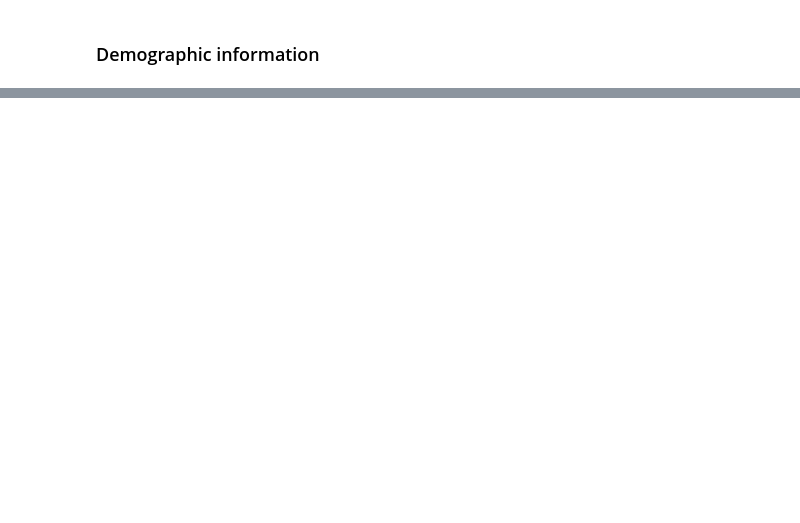
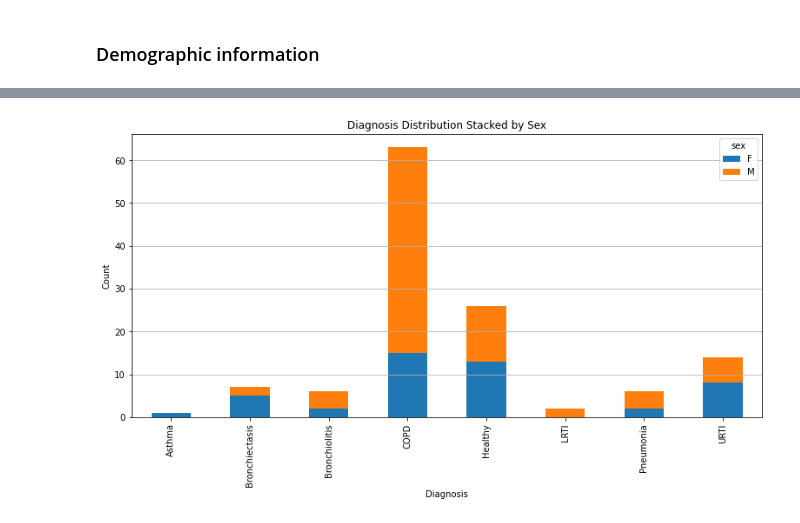
Before and after one commit to davidesalvi/ICBHI_2017, a Jupyter notebook: notebook/analyze_data.ipynb, the cells around one changed output, grey strips where cells are left out. Saved outputs shown, nothing was run; the diff lists cells and outputs as text; code cells hidden in the pictures; blank space fills up the shorter version.

```diff
--- a/notebook/analyze_data.ipynb
+++ b/notebook/analyze_data.ipynb
@@ -18,0 +79,13 @@ df_demo[2].value_counts().plot(kind='bar')
+# %%
+plt.figure(figsize=(13, 6))
+
+df.groupby(['diagnosis', 'sex']).size().unstack().plot(kind='bar', stacked=True, ax=plt.gca())
+
+plt.title('Diagnosis Distribution Stacked by Sex')
+plt.xlabel('Diagnosis')
+plt.ylabel('Count')
+plt.xticks(rotation=90)
+plt.grid(axis='y')
+plt.show()
+# %% [output]
+[figure, added]
```
Also changed, not shown: parts of 5 cells of this notebook, 1 other file.
